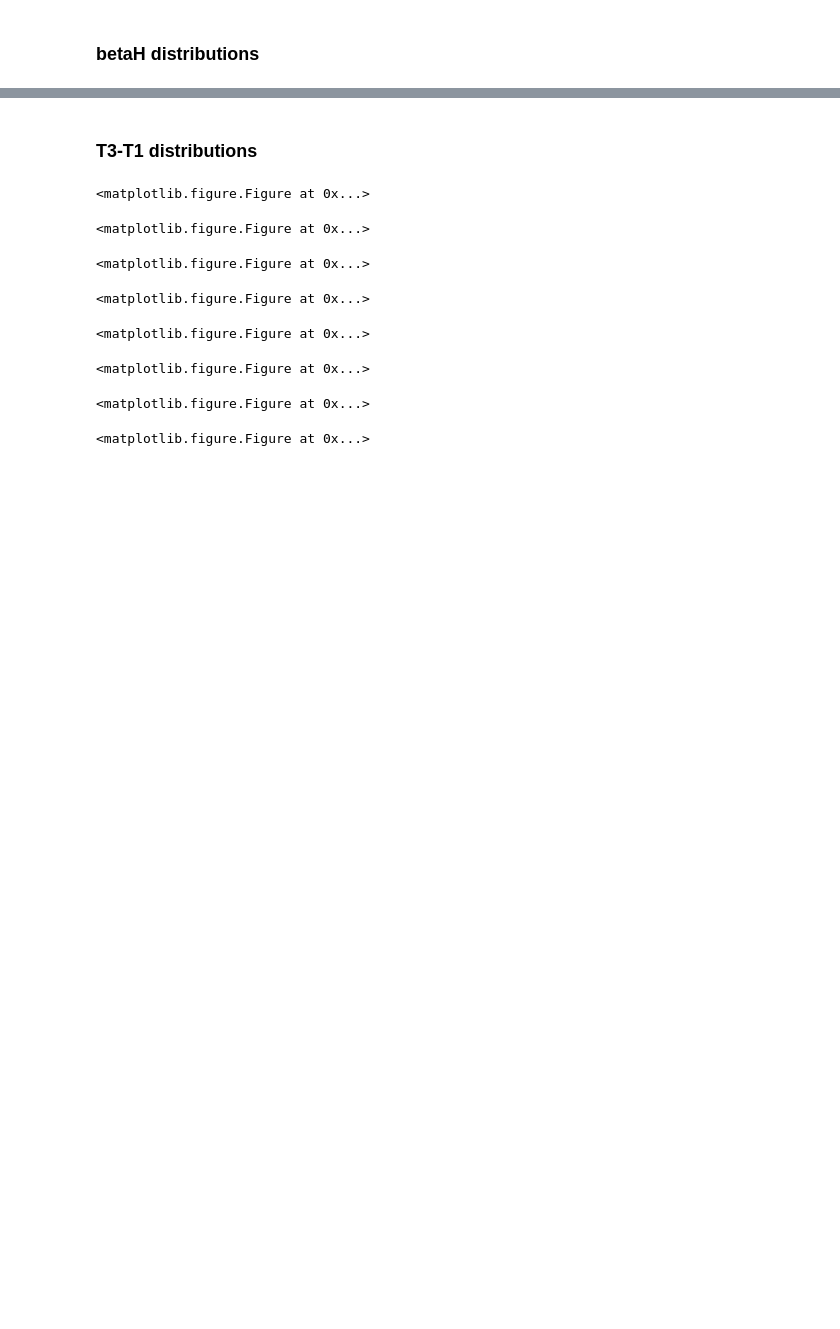
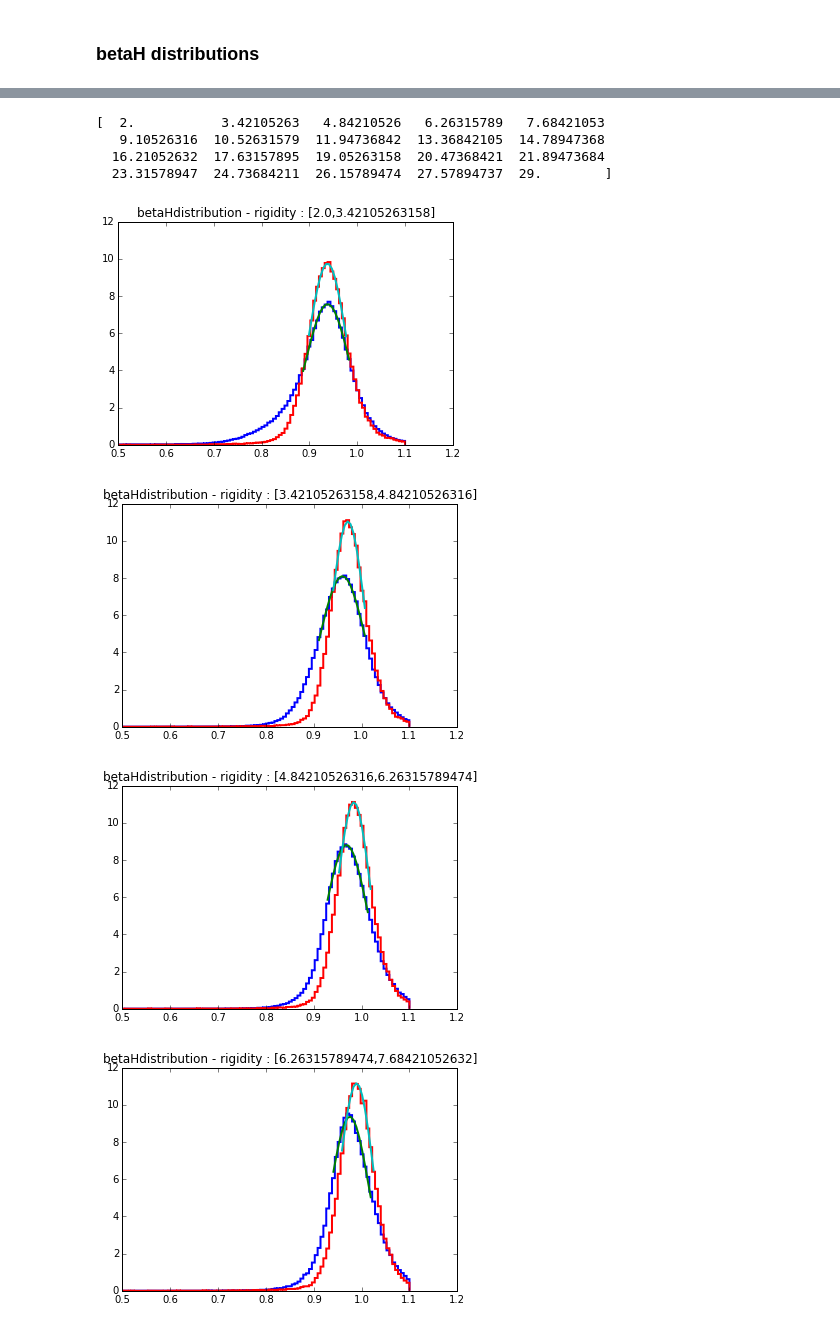
Before and after one commit to KKostya/AMSDeutons, a Jupyter notebook: misc/doc/Notebooks/TOF/sigmaBetaTOF.ipynb, the cells around one changed output, grey strips where cells are left out. Drawn from its saved outputs; the diff is of its cells as text; code cells hidden in the pictures; blank space fills up the shorter version.

```diff
--- a/misc/doc/Notebooks/TOF/sigmaBetaTOF.ipynb
+++ b/misc/doc/Notebooks/TOF/sigmaBetaTOF.ipynb
@@ -252,31 +244,32 @@ for df in [dfData,dfMC]:
-# %% [markdown]
-### T3-T1 distributions
-# %%
-variables['time_L3-time_L1']=([1.0, 6.0, 1.0], (2,8))
-mean['time_L3-time_L1']=dict()
-std['time_L3-time_L1']=dict()
-for df in [dfData,dfMC]:
-    mean['time_L3-time_L1'][df.index.name],std['time_L3-time_L1'][df.index.name]=zip(* fitAllRigBin(df,'time_L3-time_L1',variables['time_L3-time_L1'][0],variables['time_L3-time_L1'][1]) )
-# %% [output]
-<matplotlib.figure.Figure at 0x...>
-<matplotlib.figure.Figure at 0x...>
-<matplotlib.figure.Figure at 0x...>
-<matplotlib.figure.Figure at 0x...>
-<matplotlib.figure.Figure at 0x...>
-<matplotlib.figure.Figure at 0x...>
-<matplotlib.figure.Figure at 0x...>
-# %%
-i=0
-figure(figsize=(10,10))
-for var in variables:
-    subplot(221+i)
-    plt.title('Mean '+ var + ': ratio Data/MC')
-    plt.plot(rigBins,[x/y for x,y in zip(mean[var]['Data'],mean[var]['MC'])],'o')
-    i+=1
-
-    subplot(221+i)
-    plt.title('Standard deviation '+ var + ': ratio Data/MC')
-    plt.plot(rigBins,[x/y for x,y in zip(std[var]['Data'],std[var]['MC'])],'o')
-    i+=1
-# %% [output]
-<matplotlib.figure.Figure at 0x...>
+# %%
+mean = dict()
+std = dict()
+
+variables={}
+rigBins=np.linspace(2,29,20)
+print rigBins
+
+variables['betaH']=([9.0, 0.95, 0.2], (0.5, 1.1), (0,12))
+variables['beta'] =([9.0, 0.95, 0.2], (0.5, 1.1), (0,12))
+variables['time_L3-time_L0']=([1.0, 6.0, 1.0], (4,7),(0,1))
+variables['time_L3-time_L1']=([1.0, 6.0, 1.0], (4,7),(0,1))
+variables['time_L3-time_L2']=([1.0, 0, 0.5], (-1,1),(0,2))
+variables['time_L1-time_L0']=([1.0, 0, 0.5], (-1,1),(0,2))
+
+
+for var in variables:
+    mean[var]=dict()
+    std[var]=dict()
+
+for df in [dfData,dfMC]:
+    for var in variables:
+        scale,mean[var][df.index.name],std[var][df.index.name]=zip(* fitAllRigBin(df,var,rigBins,*variables[var]) )
+# %% [output]
+[  2.           3.42105263   4.84210526   6.26315789   7.68421053
+   9.10526316  10.52631579  11.94736842  13.36842105  14.78947368
+  16.21052632  17.63157895  19.05263158  20.47368421  21.89473684
+  23.31578947  24.73684211  26.15789474  27.57894737  29.        ]
+[figure, added]
+[figure, added]
+[figure, added]
+[figure, added]
```
Also changed, not shown: parts of 9 cells of this notebook.
